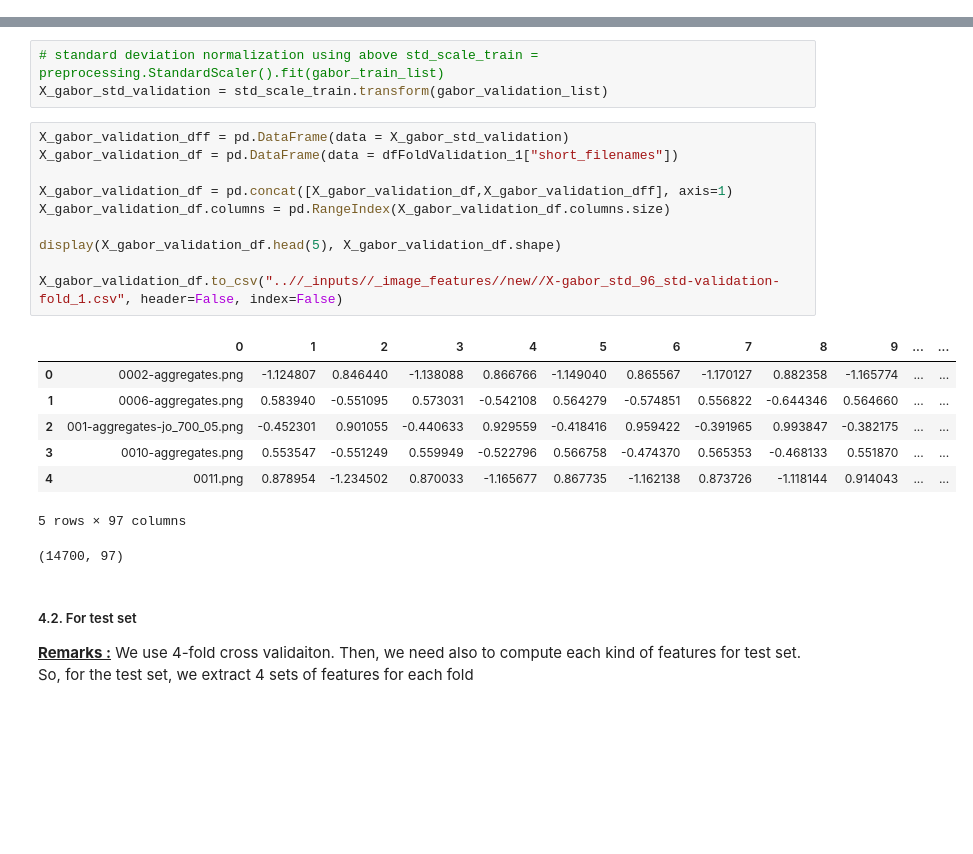
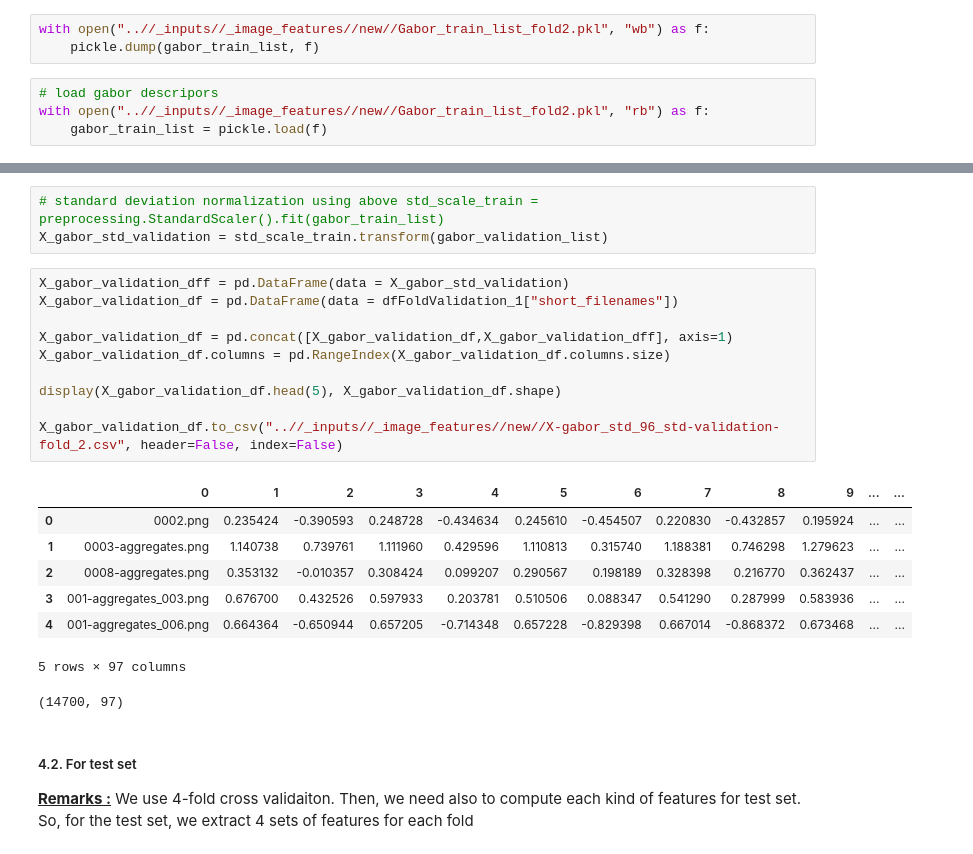
Before and after one commit to ledvic/_Plankton_Zooscan-Machine_Learning, a Jupyter notebook: _pyscripts/extract_gabor_filter_for_dataset.ipynb, the cells around one changed output, grey strips where cells are left out. Saved outputs shown, nothing was run; the diff lists cells and outputs as text; blank space fills up the shorter version.

```diff
--- a/_pyscripts/extract_gabor_filter_for_dataset.ipynb
+++ b/_pyscripts/extract_gabor_filter_for_dataset.ipynb
@@ -417,3 +411,10 @@ The ‘%store’ command saves the specified variable. Now if we restart the Jup
+# %%
+with open("..//_inputs//_image_features//new//Gabor_train_list_fold2.pkl", "wb") as f:
+    pickle.dump(gabor_train_list, f)
+# %%
+# load gabor descripors
+with open("..//_inputs//_image_features//new//Gabor_train_list_fold2.pkl", "rb") as f:
+    gabor_train_list = pickle.load(f)
 # %%
 np.asarray(gabor_train_list).shape
 # %% [output]
@@ -480,20 +481,20 @@ X_gabor_std_validation = std_scale_train.transform(gabor_validation_list)
 # %%
 X_gabor_validation_dff = pd.DataFrame(data = X_gabor_std_validation)
 X_gabor_validation_df = pd.DataFrame(data = dfFoldValidation_1["short_filenames"])
 
 X_gabor_validation_df = pd.concat([X_gabor_validation_df,X_gabor_validation_dff], axis=1)
 X_gabor_validation_df.columns = pd.RangeIndex(X_gabor_validation_df.columns.size)
 
 display(X_gabor_validation_df.head(5), X_gabor_validation_df.shape)
 
-X_gabor_validation_df.to_csv("..//_inputs//_image_features//new//X-gabor_std_96_std-validation-fold_1.csv", header=False, index=False)
+X_gabor_validation_df.to_csv("..//_inputs//_image_features//new//X-gabor_std_96_std-validation-fold_2.csv", header=False, index=False)
 # %% [output]
 |  | 0 | 1 | 2 | 3 | 4 | 5 | 6 | 7 | 8 | 9 | ... | ... |
-| 0 | 0002-aggregates.png | -1.124807 | 0.846440 | -1.138088 | 0.866766 | -1.149040 | 0.865567 | -1.170127 | 0.882358 | -1.165774 | ... | ... |
-| 1 | 0006-aggregates.png | 0.583940 | -0.551095 | 0.573031 | -0.542108 | 0.564279 | -0.574851 | 0.556822 | -0.644346 | 0.564660 | ... | ... |
-| 2 | 001-aggregates-jo_700_05.png | -0.452301 | 0.901055 | -0.440633 | 0.929559 | -0.418416 | 0.959422 | -0.391965 | 0.993847 | -0.382175 | ... | ... |
-| 3 | 0010-aggregates.png | 0.553547 | -0.551249 | 0.559949 | -0.522796 | 0.566758 | -0.474370 | 0.565353 | -0.468133 | 0.551870 | ... | ... |
-| 4 | 0011.png | 0.878954 | -1.234502 | 0.870033 | -1.165677 | 0.867735 | -1.162138 | 0.873726 | -1.118144 | 0.914043 | ... | ... |
+| 0 | 0002.png | 0.235424 | -0.390593 | 0.248728 | -0.434634 | 0.245610 | -0.454507 | 0.220830 | -0.432857 | 0.195924 | ... | ... |
+| 1 | 0003-aggregates.png | 1.140738 | 0.739761 | 1.111960 | 0.429596 | 1.110813 | 0.315740 | 1.188381 | 0.746298 | 1.279623 | ... | ... |
+| 2 | 0008-aggregates.png | 0.353132 | -0.010357 | 0.308424 | 0.099207 | 0.290567 | 0.198189 | 0.328398 | 0.216770 | 0.362437 | ... | ... |
+| 3 | 001-aggregates_003.png | 0.676700 | 0.432526 | 0.597933 | 0.203781 | 0.510506 | 0.088347 | 0.541290 | 0.287999 | 0.583936 | ... | ... |
+| 4 | 001-aggregates_006.png | 0.664364 | -0.650944 | 0.657205 | -0.714348 | 0.657228 | -0.829398 | 0.667014 | -0.868372 | 0.673468 | ... | ... |
 5 rows × 97 columns
 (14700, 97)
 # %% [markdown]
```
Also changed, not shown: parts of 68 cells of this notebook, 3 other files.
